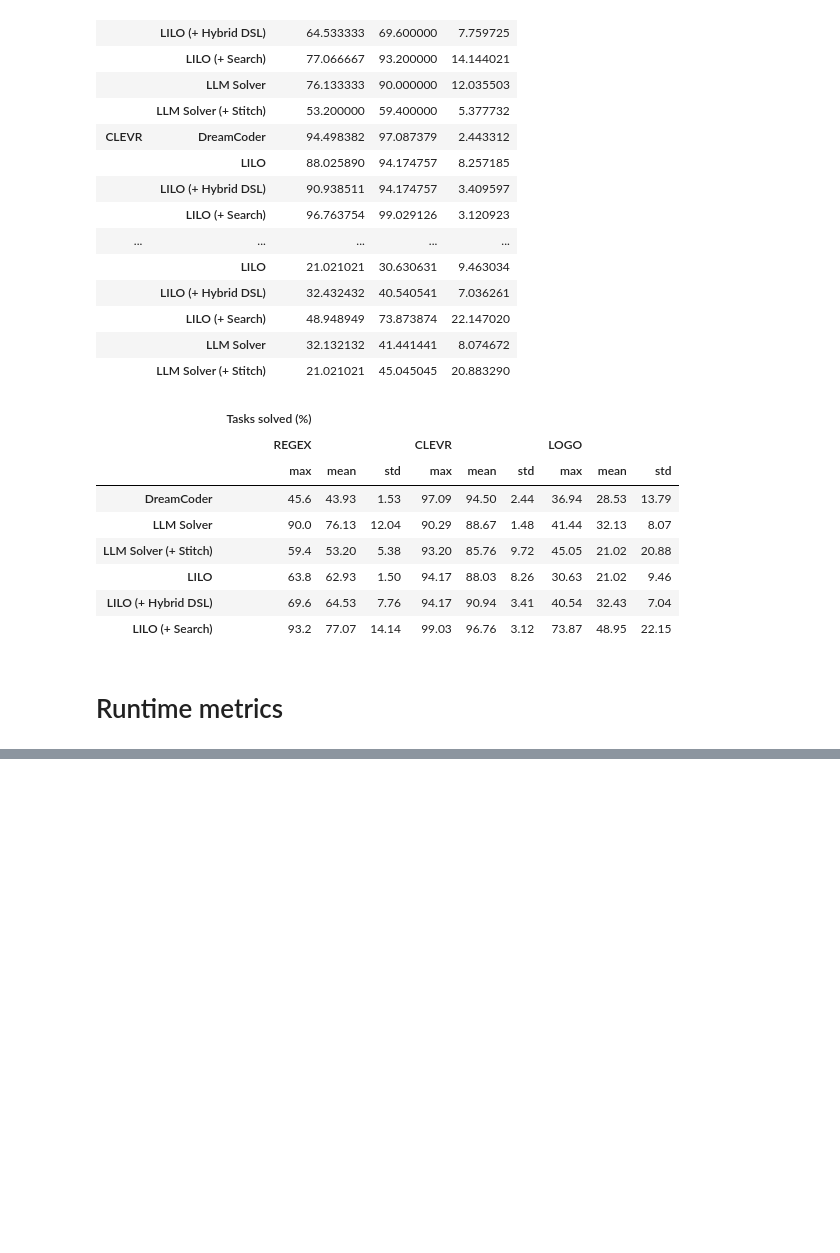
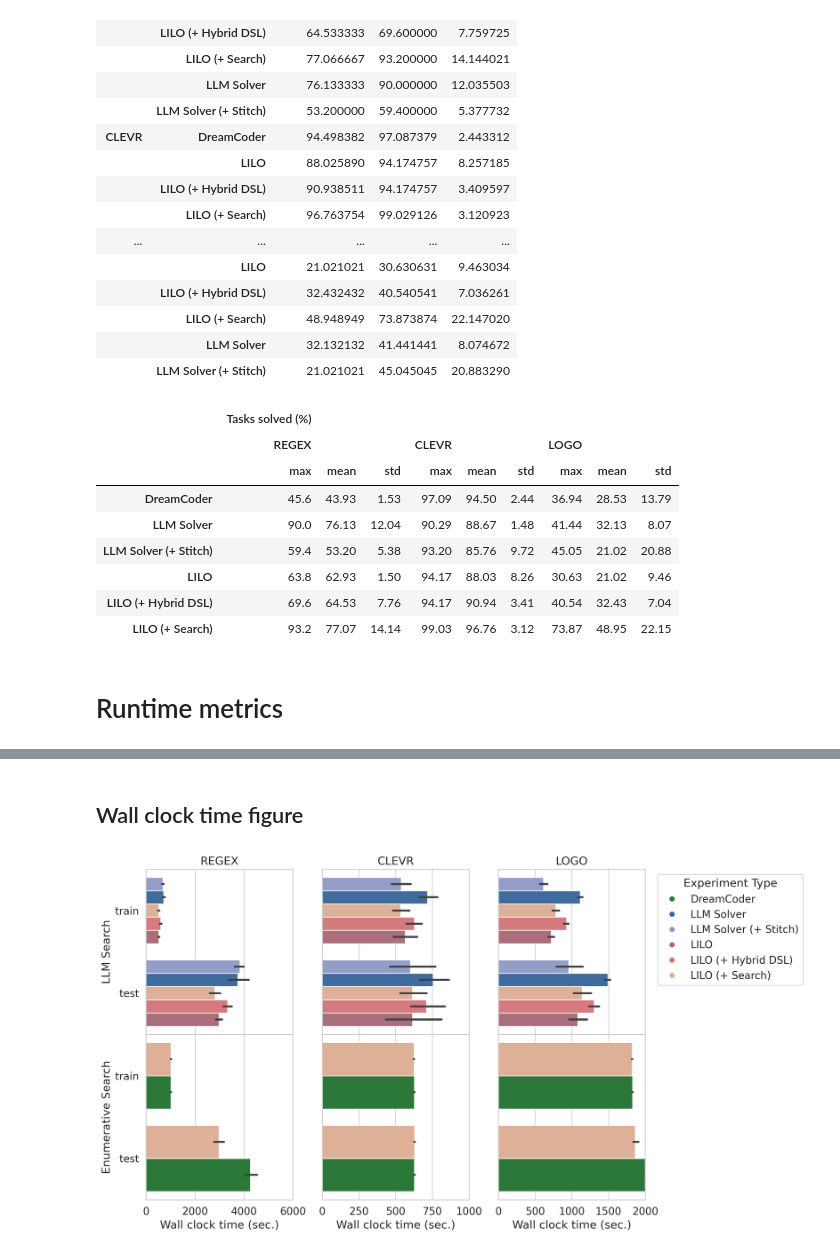
Before and after one commit to gabegrand/lilo, a Jupyter notebook: analysis/analyze_synthesis_experiment_multi_domain.ipynb, the cells around one changed output, grey strips where cells are left out. Cells and saved outputs as stored; diff of their text form; code cells hidden in the pictures; blank space fills up the shorter version.

```diff
--- a/analysis/analyze_synthesis_experiment_multi_domain.ipynb
+++ b/analysis/analyze_synthesis_experiment_multi_domain.ipynb
@@ -205,3 +223,8 @@ df_runtime.groupby(["domain", "experiment_type", "model_type", "model_fn", "task
 # %%
 df_infer_programs = df_runtime.query("model_fn == 'infer_programs_for_tasks'").query("model_type != 'grammar'")
+
+# Remove outliers
+df_infer_programs = df_infer_programs.query("time_elapsed > 300.0")
+
+
 df_infer_programs
@@ -210,3 +261,72 @@ analyzer.format_dataframe_camera(df_infer_programs)
+# %% [markdown]
+## Wall clock time figure
+# %%
+import matplotlib.pyplot as plt
+import seaborn as sns
+
+# First plot
+fig, axes = plt.subplots(nrows=2, ncols=3, sharex=False)  # Create subplots with shared x-axis
+plt.subplots_adjust(hspace=0.)  # Adjust vertical spacing between subplots
+
+for i, domain in enumerate(analyzer.DOMAIN_NAMES_CAMERA.keys()):
+
+    # Plot 1
+    ax1 = sns.barplot(
+        data=analyzer.format_dataframe_camera(df_infer_programs.query("model_type == 'llm_solver'").query(f"domain == '{domain}'")),
+        ax=axes[0][i],  # Specify the first subplot
+        y="split",
+        x="time_elapsed",
+        hue=analyzer.COL_NAMES_CAMERA["experiment_type"],
+        palette=analyzer.EXPERIMENT_TYPES_PALETTE,
+    )
+    ax1.set(xlabel=None)
+    ax1.set_xticks(ticks=ax1.get_xticks(), labels=[])
+
+    ax1.legend_.remove()
+
+    ax1.set_title(analyzer.DOMAIN_NAMES_CAMERA[domain])
+
+    # Plot 2
+    ax2 = sns.barplot(
+        data=analyzer.format_dataframe_camera(df_infer_programs.query("model_type == 'amortized_synthesis'").query(f"domain == '{domain}'")),
+        ax=axes[1][i],  # Specify the second subplot
+        y="split",
+        x="time_elapsed",
+        hue=analyzer.COL_NAMES_CAMERA["experiment_type"],
+        palette=analyzer.EXPERIMENT_TYPES_PALETTE,
+    )
+
+    ax2.set(xlabel="Wall clock time (sec.)", xlim=ax1.get_xlim())
+
+    ax2.legend_.remove()
+
+
+
+    # Remove y-axis labels and ticks for plots except the first row
+    if i==0:
+        ax1.set_ylabel("LLM Search")
+        ax2.set_ylabel("Enumerative Search")
+    else:
+        ax1.set(ylabel=None)
+        ax2.set(ylabel=None)
+        ax1.set_yticks([])
+        ax2.set_yticks([])
+
+# Create a legend outside the figure
+legend_labels = list(analyzer.EXPERIMENT_TYPES_CAMERA.values())[1:]
+legend_handles = [plt.Line2D([], [], color=color, marker='o', linestyle='') for color in list(analyzer.EXPERIMENT_TYPES_PALETTE.values())[1:]]
+legend = ax1.legend(legend_handles, legend_labels, title="Experiment Type", bbox_to_anchor=(1.05, 1), loc='upper left')
+
+# Add the legend to the figure
+fig.add_artist(legend)
+
+# Save figure
+plt.savefig(os.path.join(FIGURES_DIR, "wall_clock_time.pdf"), dpi=300, bbox_inches="tight")
+
+# Show the plots
+plt.show()
+# %% [output]
+[figure, added]
 # %%
 sns.catplot(
     data=analyzer.format_dataframe_camera(df_infer_programs),
```
Also changed, not shown: parts of 19 cells of this notebook, 2 other files.
